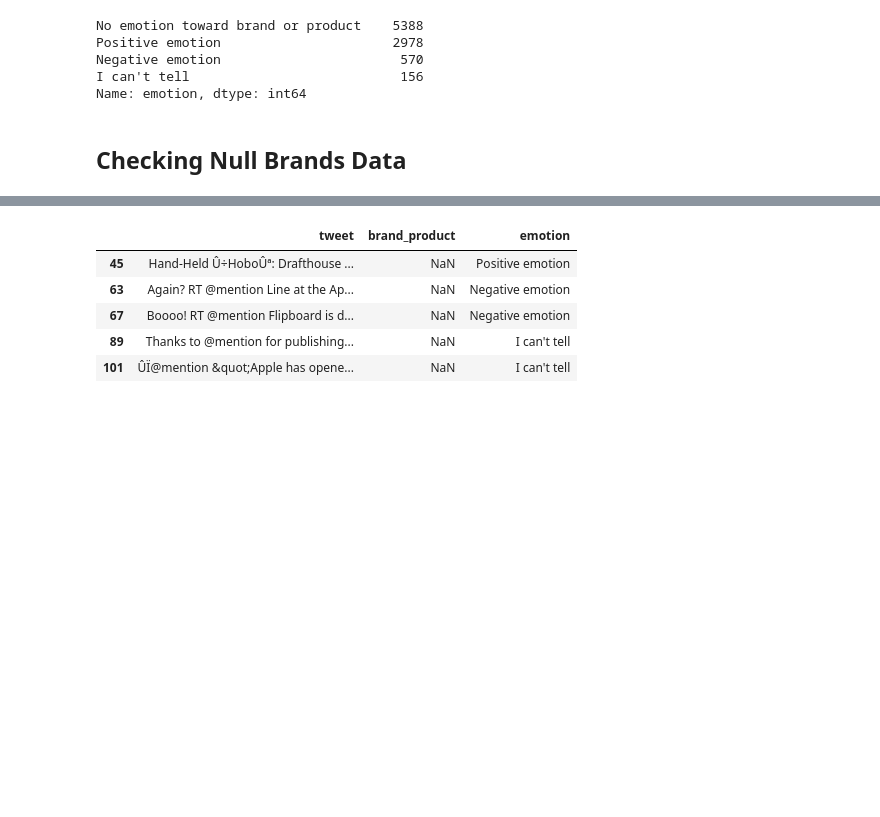
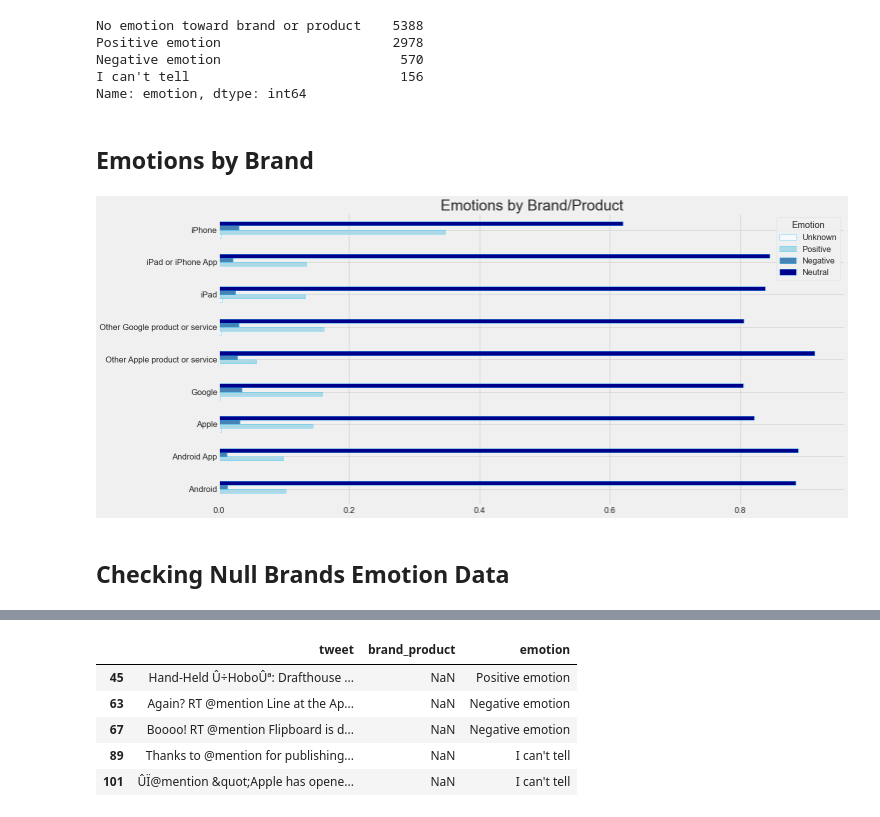
Before and after one commit to jeffreyhwatson/nlp_sentiment_project, a Jupyter notebook: notebooks/exploratory/prepro_experiments.ipynb, the cells around one changed output, grey strips where cells are left out. Cells and saved outputs as stored; diff of their text form; code cells hidden in the pictures; blank space fills up the shorter version.

```diff
--- a/notebooks/exploratory/base_data.ipynb
+++ b/notebooks/exploratory/prepro_experiments.ipynb
@@ -161,8 +178,14 @@ Positive emotion                      2978
 Negative emotion                       570
 I can't tell                           156
 Name: emotion, dtype: int64
+# %% [markdown]
+## Emotions by Brand
+# %%
+vz.brand_emotions(df)
+# %% [output]
+[figure, added]
 # %% [markdown]
-## Checking Null Brands Data
+## Checking Null Brands Emotion Data
 # %%
 null_brand_emotions = df[(df['brand_product'].isna()) &\
                         (df['emotion'] != 'No emotion toward brand or product')]
```
Also changed, not shown: parts of 50 cells of this notebook, 2 other files.
